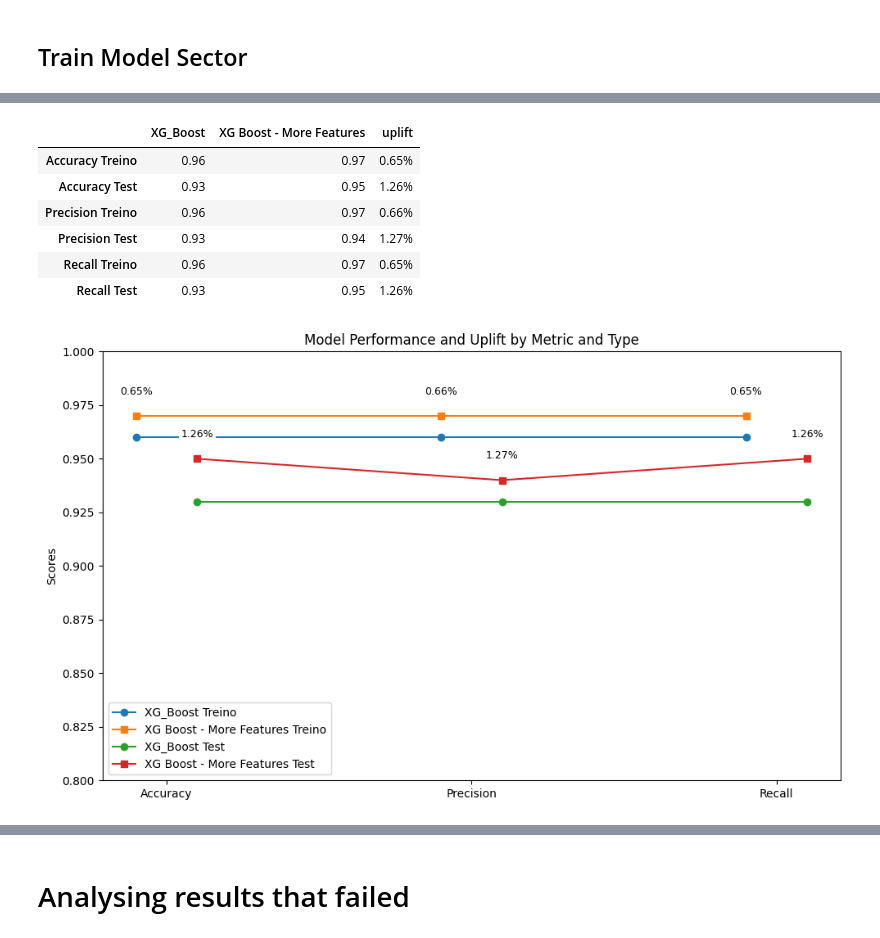
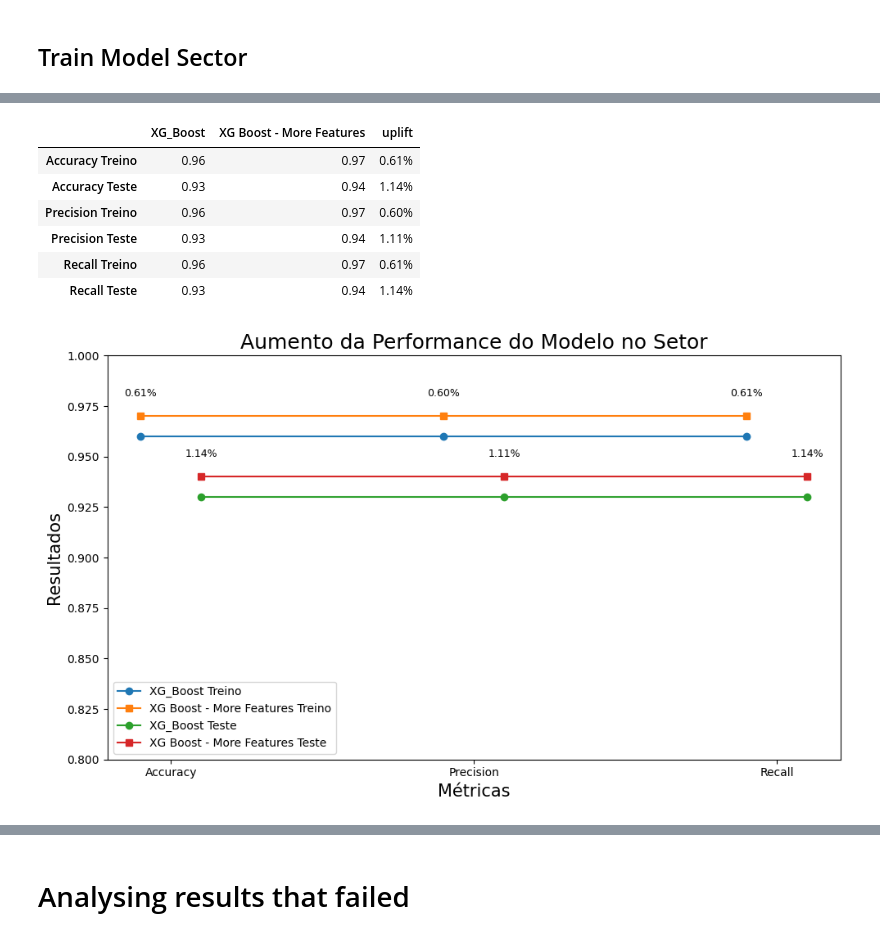
Before and after one commit to EndersonSantos/ProjetoFinalCollege, a Jupyter notebook: projetofinal/analysis/Training.ipynb, the cells around one changed output, grey strips where cells are left out. Saved outputs shown, nothing was run; the diff lists cells and outputs as text; code cells hidden in the pictures.

```diff
--- a/projetofinal/analysis/Training.ipynb
+++ b/projetofinal/analysis/Training.ipynb
@@ -676,7 +916,7 @@ precision_test_ter = [territorio_precision_test[0], precision_test]
 recall_treino_ter = [territorio_recall_treino[0], recall_train]
 recall_test_ter = [territorio_recall_test[0], recall_test]
 # %%
-data_performance = pd.DataFrame({"Accuracy Treino": accuracy_treino_ter,"Accuracy Test": accuracy_test_ter, "Precision Treino": precision_treino_ter, "Precision Test": precision_test_ter, "Recall Treino": recall_treino_ter, "Recall Test": recall_test_ter}, index=models_names).T
+data_performance = pd.DataFrame({"Accuracy Treino": accuracy_treino_ter,"Accuracy Teste": accuracy_test_ter, "Precision Treino": precision_treino_ter, "Precision Teste": precision_test_ter, "Recall Treino": recall_treino_ter, "Recall Teste": recall_test_ter}, index=models_names).T
 data_performance["uplift"] = (data_performance["XG Boost - More Features"] - data_performance["XG_Boost"]) / data_performance["XG_Boost"]
 data_performance['uplift'] = data_performance['uplift'].apply(lambda x: '{:.2%}'.format(x))
 data_performance.round(2)
@@ -692,7 +932,7 @@ data_performance
 # %%
 # Preparing the data
 metrics = ['Accuracy', 'Precision', 'Recall']
-types = ['Treino', 'Test']
+types = ['Treino', 'Teste']
 x = np.arange(len(metrics))  # the label locations
 
 fig, ax = plt.subplots(figsize=(10, 6))
@@ -713,8 +953,9 @@ for i, type in enumerate(types):
         ax.text(x[j] + i*0.2, higher_score + 0.01, f'{uplift}', ha='center', fontsize=9, bbox=dict(facecolor='white', edgecolor='none', pad=2))
 
 # Adding some text for labels, title, and custom x-axis tick labels, etc.
-ax.set_ylabel('Scores')
-ax.set_title('Model Performance and Uplift by Metric and Type')
+ax.set_ylabel('Resultados', size=15)
+ax.set_xlabel('Métricas', size=15)
+ax.set_title('Aumento da Performance do Modelo no Território', size=18)
 ax.set_xticks(x + 0.1)  # Adjusting x-ticks to be in the middle of the groups
 ax.set_xticklabels(metrics)
 ax.legend()
@@ -806,54 +1047,55 @@ precision_test_sec = [setor_precision_test[0], precision_test]
 recall_treino_sec = [setor_recall_treino[0], recall_train]
 recall_test_sec = [setor_recall_test[0], recall_test]
 # %%
-data_performance = pd.DataFrame({"Accuracy Treino": accuracy_treino_sec,"Accuracy Test": accuracy_test_sec, "Precision Treino": precision_treino_sec, "Precision Test": precision_test_sec, "Recall Treino": recall_treino_sec, "Recall Test": recall_test_sec}, index=models_names).T
+data_performance = pd.DataFrame({"Accuracy Treino": accuracy_treino_sec,"Accuracy Teste": accuracy_test_sec, "Precision Treino": precision_treino_sec, "Precision Teste": precision_test_sec, "Recall Treino": recall_treino_sec, "Recall Teste": recall_test_sec}, index=models_names).T
 data_performance["uplift"] = (data_performance["XG Boost - More Features"] - data_performance["XG_Boost"]) / data_performance["XG_Boost"]
 data_performance['uplift'] = data_performance['uplift'].apply(lambda x: '{:.2%}'.format(x))
 data_performance = data_performance.round(2)
 data_performance
 # %% [output]
 |  | XG_Boost | XG Boost - More Features | uplift |
-| Accuracy Treino | 0.96 | 0.97 | 0.65% |
-| Accuracy Test | 0.93 | 0.95 | 1.26% |
-| Precision Treino | 0.96 | 0.97 | 0.66% |
-| Precision Test | 0.93 | 0.94 | 1.27% |
-| Recall Treino | 0.96 | 0.97 | 0.65% |
-| Recall Test | 0.93 | 0.95 | 1.26% |
+| Accuracy Treino | 0.96 | 0.97 | 0.61% |
+| Accuracy Teste | 0.93 | 0.94 | 1.14% |
+| Precision Treino | 0.96 | 0.97 | 0.60% |
+| Precision Teste | 0.93 | 0.94 | 1.11% |
+| Recall Treino | 0.96 | 0.97 | 0.61% |
+| Recall Teste | 0.93 | 0.94 | 1.14% |
 # %%
 # Preparing the data
 metrics = ['Accuracy', 'Precision', 'Recall']
-types = ['Treino', 'Test']
+types = ['Treino', 'Teste']
 x = np.arange(len(metrics))  # the label locations
 
 fig, ax = plt.subplots(figsize=(10, 6))
 
 # Plotting the data for both models
 for i, type in enumerate(types):
     xg_boost_scores = data_performance.loc[[f'{metric} {type}' for metric in metrics], 'XG_Boost']
     xg_boost_more_features_scores = data_performance.loc[[f'{metric} {type}' for metric in metrics], 'XG Boost - More Features']
 
     # Line plots for each model
     line1, = ax.plot(x + i*0.2, xg_boost_scores, marker='o', linestyle='-', label=f'XG_Boost {type}')
     line2, = ax.plot(x + i*0.2, xg_boost_more_features_scores, marker='s', linestyle='-', label=f'XG Boost - More Features {type}')
 
     # Annotating the uplift for each metric
     for j, metric in enumerate(metrics):
         uplift = data_performance.loc[f'{metric} {type}', 'uplift']
         higher_score = max(xg_boost_scores.iloc[j], xg_boost_more_features_scores.iloc[j])
         ax.text(x[j] + i*0.2, higher_score + 0.01, f'{uplift}', ha='center', fontsize=9, bbox=dict(facecolor='white', edgecolor='none', pad=2))
 
 # Adding some text for labels, title, and custom x-axis tick labels, etc.
-ax.set_ylabel('Scores')
-ax.set_title('Model Performance and Uplift by Metric and Type')
+ax.set_ylabel('Resultados', size=15)
+ax.set_xlabel('Métricas', size=15)
+ax.set_title('Aumento da Performance do Modelo no Setor', size=18)
 ax.set_xticks(x + 0.1)  # Adjusting x-ticks to be in the middle of the groups
 ax.set_xticklabels(metrics)
 ax.legend()
 ax.set_ylim(0.8, 1)
 
 fig.tight_layout()
 plt.show()
 # %% [output]
-[figure, old version]
+[figure, new version]
 # %%
 print("Classification Report:")
 print(classification_report(y_test_2.to_list(), y_pred_test))
```
Also changed, not shown: parts of 29 cells of this notebook.
